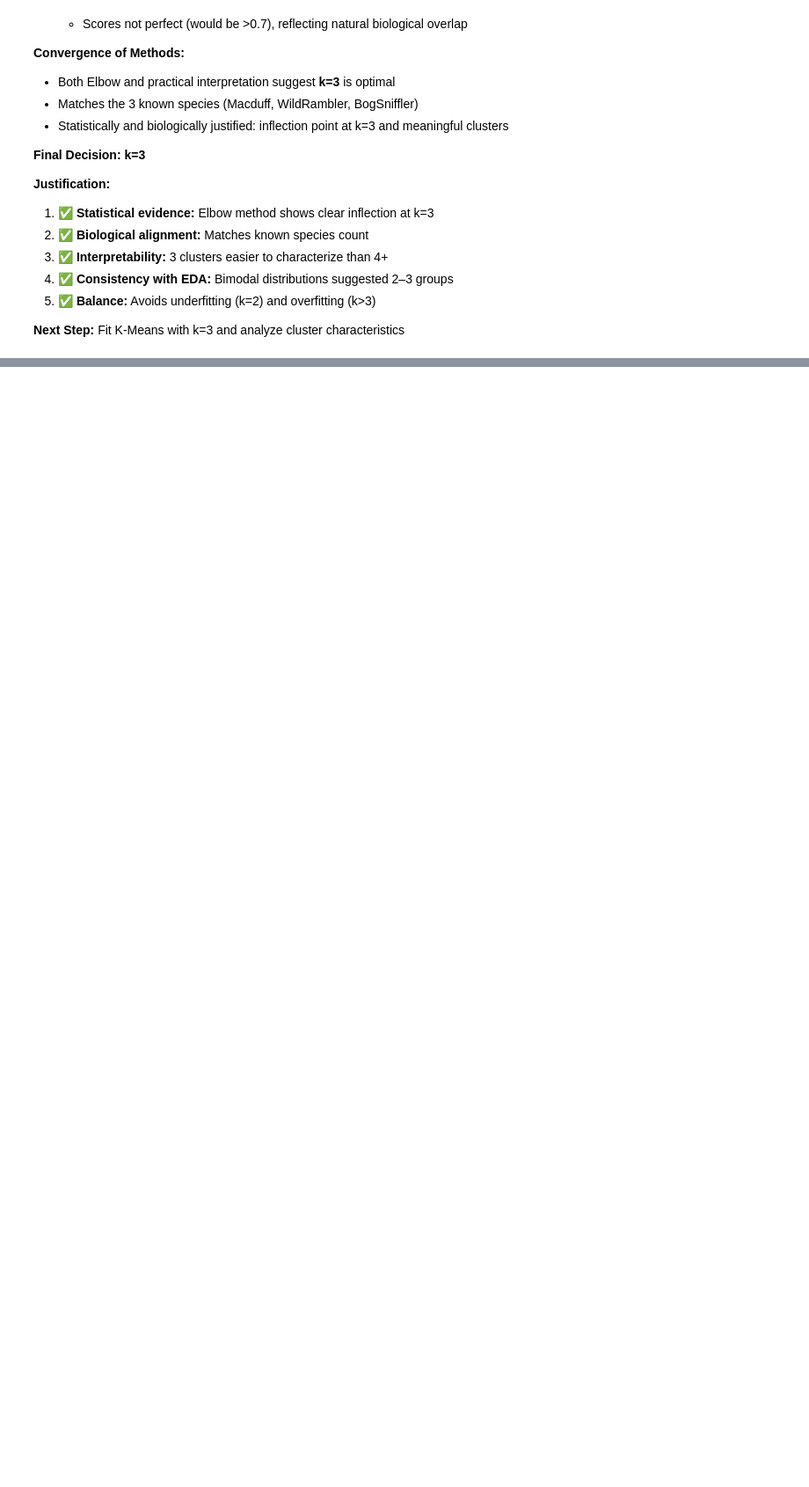
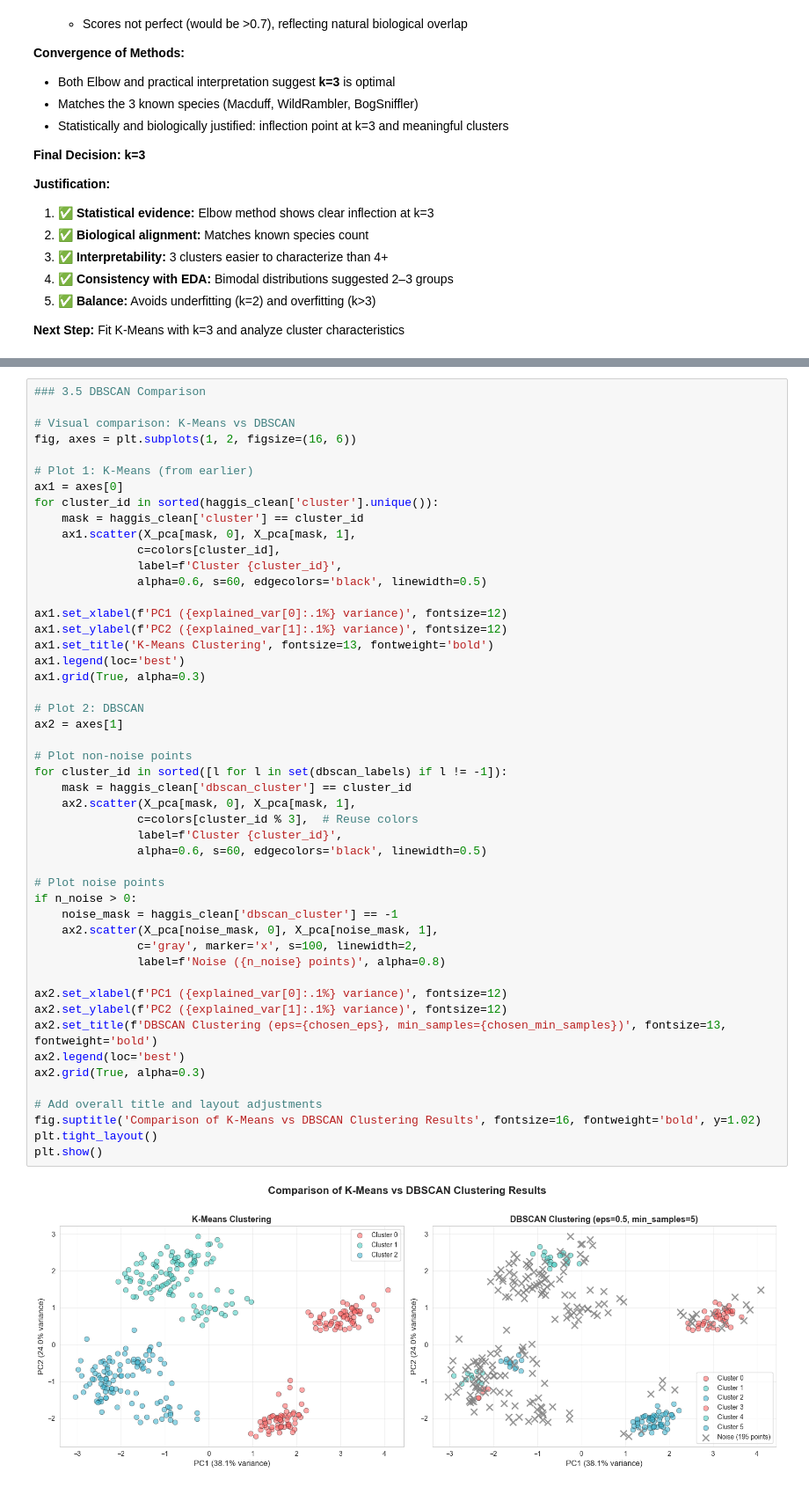
Before and after one commit to naykakashima/haggis-ml-analysis, a Jupyter notebook: scottish-haggis-analysis.ipynb, the cells around one changed output, grey strips where cells are left out. Shown at 88% size. Drawn from its saved outputs; the diff is of its cells as text; blank space fills up the shorter version.

```diff
--- a/scottish-haggis-analysis.ipynb
+++ b/scottish-haggis-analysis.ipynb
@@ -1525,0 +2239,51 @@ Interpretation:
+# %%
+### 3.5 DBSCAN Comparison
+
+# Visual comparison: K-Means vs DBSCAN
+fig, axes = plt.subplots(1, 2, figsize=(16, 6))
+
+# Plot 1: K-Means (from earlier)
+ax1 = axes[0]
+for cluster_id in sorted(haggis_clean['cluster'].unique()):
+    mask = haggis_clean['cluster'] == cluster_id
+    ax1.scatter(X_pca[mask, 0], X_pca[mask, 1],
+               c=colors[cluster_id],
+               label=f'Cluster {cluster_id}',
+               alpha=0.6, s=60, edgecolors='black', linewidth=0.5)
+
+ax1.set_xlabel(f'PC1 ({explained_var[0]:.1%} variance)', fontsize=12)
+ax1.set_ylabel(f'PC2 ({explained_var[1]:.1%} variance)', fontsize=12)
+ax1.set_title('K-Means Clustering', fontsize=13, fontweight='bold')
+ax1.legend(loc='best')
+ax1.grid(True, alpha=0.3)
+
+# Plot 2: DBSCAN
+ax2 = axes[1]
+
+# Plot non-noise points
+for cluster_id in sorted([l for l in set(dbscan_labels) if l != -1]):
+    mask = haggis_clean['dbscan_cluster'] == cluster_id
+    ax2.scatter(X_pca[mask, 0], X_pca[mask, 1],
+               c=colors[cluster_id % 3],  # Reuse colors
+               label=f'Cluster {cluster_id}',
+               alpha=0.6, s=60, edgecolors='black', linewidth=0.5)
+
+# Plot noise points
+if n_noise > 0:
+    noise_mask = haggis_clean['dbscan_cluster'] == -1
+    ax2.scatter(X_pca[noise_mask, 0], X_pca[noise_mask, 1],
+               c='gray', marker='x', s=100, linewidth=2,
+               label=f'Noise ({n_noise} points)', alpha=0.8)
+
+ax2.set_xlabel(f'PC1 ({explained_var[0]:.1%} variance)', fontsize=12)
+ax2.set_ylabel(f'PC2 ({explained_var[1]:.1%} variance)', fontsize=12)
+ax2.set_title(f'DBSCAN Clustering (eps={chosen_eps}, min_samples={chosen_min_samples})', fontsize=13, fontweight='bold')
+ax2.legend(loc='best')
+ax2.grid(True, alpha=0.3)
+
+# Add overall title and layout adjustments
+fig.suptitle('Comparison of K-Means vs DBSCAN Clustering Results', fontsize=16, fontweight='bold', y=1.02)
+plt.tight_layout()
+plt.show()
+# %% [output]
+[figure, added]
```
Also changed, not shown: parts of 14 cells of this notebook.
